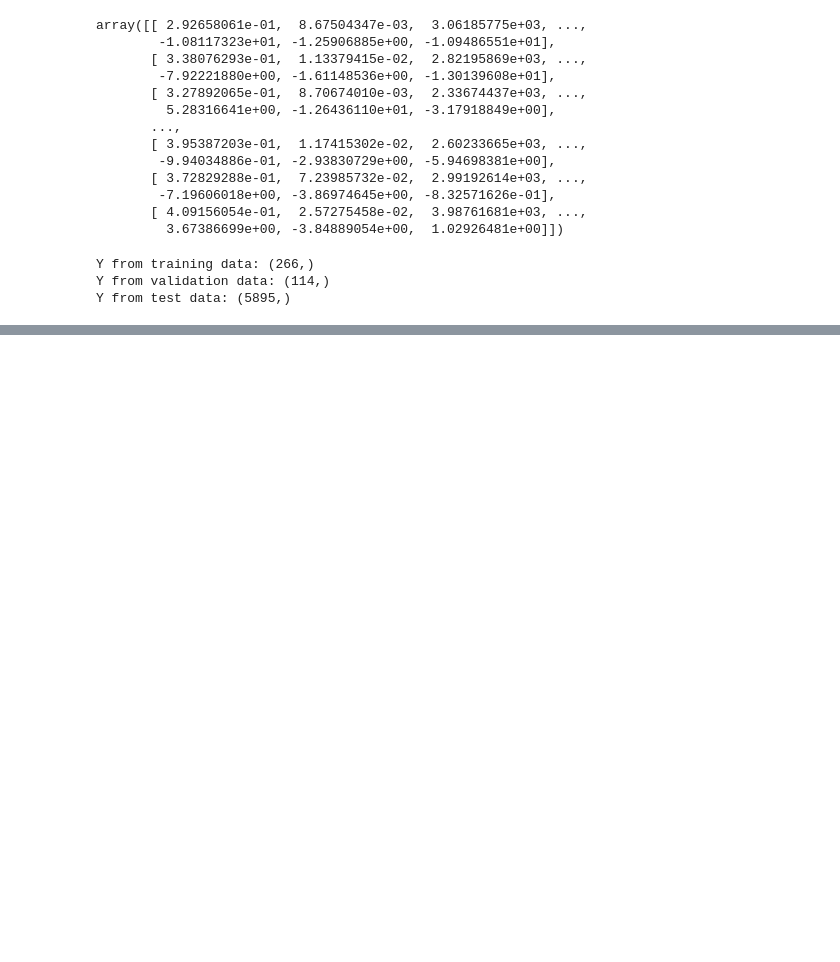
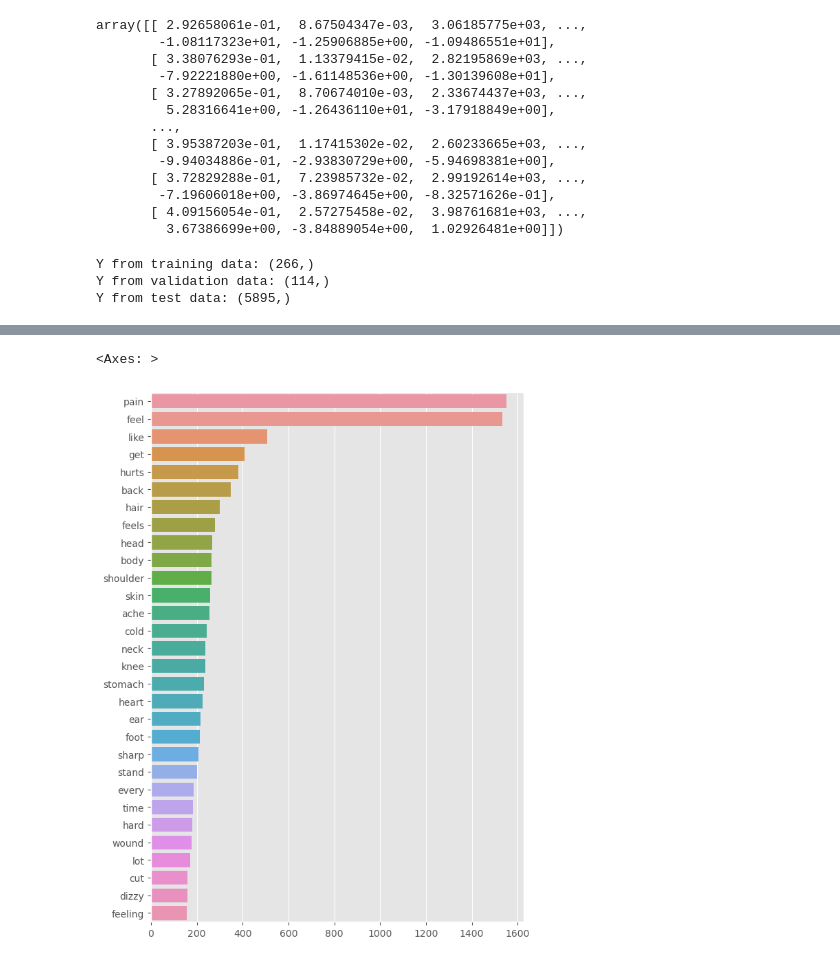
Before and after one commit to lalit34-ai/Python-, a Jupyter notebook: Untitled2.ipynb, the cells around one changed output, grey strips where cells are left out. Cells and saved outputs as stored; diff of their text form; code cells hidden in the pictures; blank space fills up the shorter version.

```diff
--- a/Untitled2.ipynb
+++ b/Untitled2.ipynb
@@ -86,0 +309,28 @@ X_test = scaler.transform( X_test )
+# %%
+stop_words = set(stopwords.words('english'))
+word_dict = {}
+preprocess_df['phrase'] = [i.lower() for i in preprocess_df['phrase']]
+preprocess_df['phrase'] = [i.replace('can\'t', 'can not') for i in preprocess_df['phrase']]
+preprocess_df['phrase'] = [i.replace('i\'m', 'i am') for i in preprocess_df['phrase']]
+preprocess_df['phrase'] = [i.replace('i\'ve', 'i have') for i in preprocess_df['phrase']]
+preprocess_df['phrase'] = [' '.join([j for j in i.split(' ') if j not in stop_words]) for i in preprocess_df['phrase']]
+
+for phrase in preprocess_df['phrase']:
+    for word in phrase.split(' '):
+        word = word.lower()
+        if word in stop_words or word == '':
+            pass
+        elif word not in word_dict:
+            word_dict[word] = 1
+        else:
+            word_dict[word] += 1
+
+sorted_word_list = sorted(word_dict.items(), key=lambda kv: kv[1], reverse=True)
+# %%
+n = 30
+fig = plt.figure(figsize=(7,10))
+plt.style.use('ggplot')
+sns.barplot(x=[i[1] for i in sorted_word_list[:n]],y= [i[0] for i in sorted_word_list[:n]])
+# %% [output]
+<Axes: >
+[figure, added]
```
Also changed, not shown: parts of 23 cells of this notebook, 53 other files.
